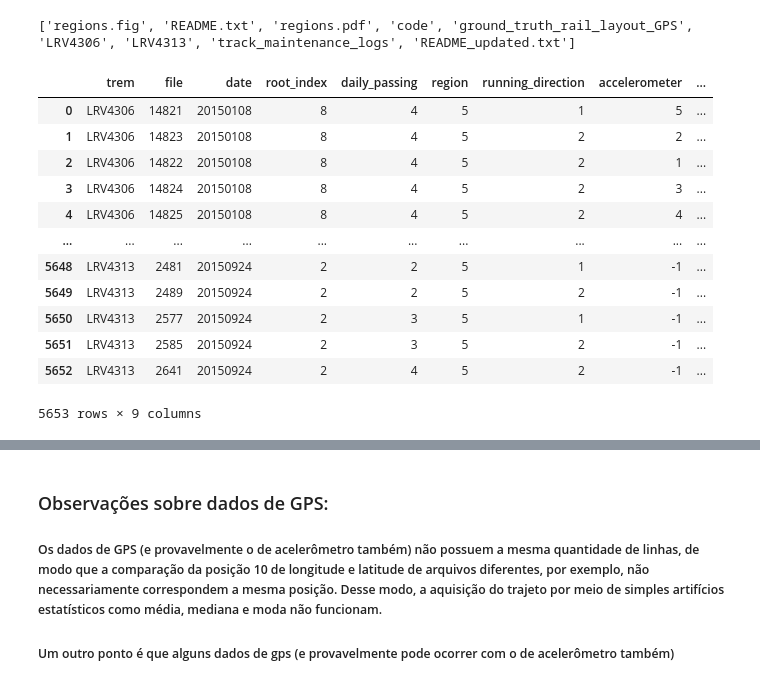
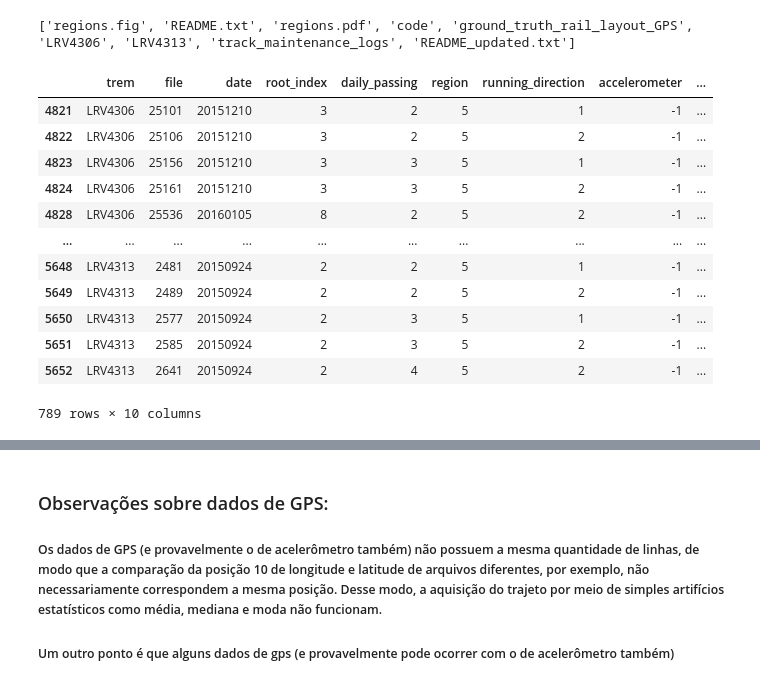
Before and after one commit to lorenzo-trevizani/UFES-monitoracao-diagnostico-maquinas, a Jupyter notebook: analise_exploratoria.ipynb, the cells around one changed output, grey strips where cells are left out. Cells and saved outputs as stored; diff of their text form; code cells hidden in the pictures.

```diff
--- a/analise_exploratoria.ipynb
+++ b/analise_exploratoria.ipynb
@@ -91,8 +91,9 @@ for i in range(0, len(diretory)):
             running_direction = int(name[5])
             accelerometer = name[6].split(".mat")[0]
             arquivo = diretory[i]+'\\'+files[j]
+            identidade = str(date) + '_' +str(root_index)+ '_' +str(daily_passing) +'_'+str(region)+'_'+str(running_direction)
             df_global = pd.concat([df_global, pd.DataFrame({'trem': [trem[i]], 'file': [file], 'date': [date],'root_index': [root_index],
-                     'daily_passing': [daily_passing], 'region': [region], 'running_direction': [running_direction], 'accelerometer': accelerometer, 'arquivo': arquivo})], ignore_index = True)
+                     'daily_passing': [daily_passing], 'region': [region], 'running_direction': [running_direction], 'accelerometer': accelerometer, 'arquivo': arquivo, 'identidade': identidade})], ignore_index = True)
 # %%
 #acrescentando os dados de GPS também, mas colocando valor negativo na posição do acelerômetro pra representar valor nulo
 accelerometer = -1
@@ -111,22 +112,23 @@ for i in range(0, len(diretory)):
             region = int(name[4])
             running_direction = int(name[5].split("gps")[0])
             arquivo = diretory[i]+'\\'+files[j]
+            identidade = str(date) + '_' +str(root_index)+ '_' +str(daily_passing) +'_'+str(region)+'_'+str(running_direction)
             df_global = pd.concat([df_global, pd.DataFrame({'trem': [trem[i]], 'file': [file], 'date': [date],'root_index': [root_index],
-                     'daily_passing': [daily_passing], 'region': [region], 'running_direction': [running_direction], 'accelerometer': accelerometer, 'arquivo': arquivo})], ignore_index = True)
+                     'daily_passing': [daily_passing], 'region': [region], 'running_direction': [running_direction], 'accelerometer': accelerometer, 'arquivo': arquivo, 'identidade': identidade})], ignore_index = True)
 # %%
-df_global
+df_global.loc[df_global.accelerometer == -1]
 # %% [output]
 |  | trem | file | date | root_index | daily_passing | region | running_direction | accelerometer | ... |
-| 0 | LRV4306 | 14821 | 20150108 | 8 | 4 | 5 | 1 | 5 | ... |
-| 1 | LRV4306 | 14823 | 20150108 | 8 | 4 | 5 | 2 | 2 | ... |
-| 2 | LRV4306 | 14822 | 20150108 | 8 | 4 | 5 | 2 | 1 | ... |
-| 3 | LRV4306 | 14824 | 20150108 | 8 | 4 | 5 | 2 | 3 | ... |
-| 4 | LRV4306 | 14825 | 20150108 | 8 | 4 | 5 | 2 | 4 | ... |
+| 4821 | LRV4306 | 25101 | 20151210 | 3 | 2 | 5 | 1 | -1 | ... |
+| 4822 | LRV4306 | 25106 | 20151210 | 3 | 2 | 5 | 2 | -1 | ... |
+| 4823 | LRV4306 | 25156 | 20151210 | 3 | 3 | 5 | 1 | -1 | ... |
+| 4824 | LRV4306 | 25161 | 20151210 | 3 | 3 | 5 | 2 | -1 | ... |
+| 4828 | LRV4306 | 25536 | 20160105 | 8 | 2 | 5 | 2 | -1 | ... |
 | ... | ... | ... | ... | ... | ... | ... | ... | ... | ... |
 | 5648 | LRV4313 | 2481 | 20150924 | 2 | 2 | 5 | 1 | -1 | ... |
 | 5649 | LRV4313 | 2489 | 20150924 | 2 | 2 | 5 | 2 | -1 | ... |
 | 5650 | LRV4313 | 2577 | 20150924 | 2 | 3 | 5 | 1 | -1 | ... |
 | 5651 | LRV4313 | 2585 | 20150924 | 2 | 3 | 5 | 2 | -1 | ... |
 | 5652 | LRV4313 | 2641 | 20150924 | 2 | 4 | 5 | 2 | -1 | ... |
-5653 rows × 9 columns
+789 rows × 10 columns
 # %%
```
Also changed, not shown: parts of 4 cells of this notebook.
